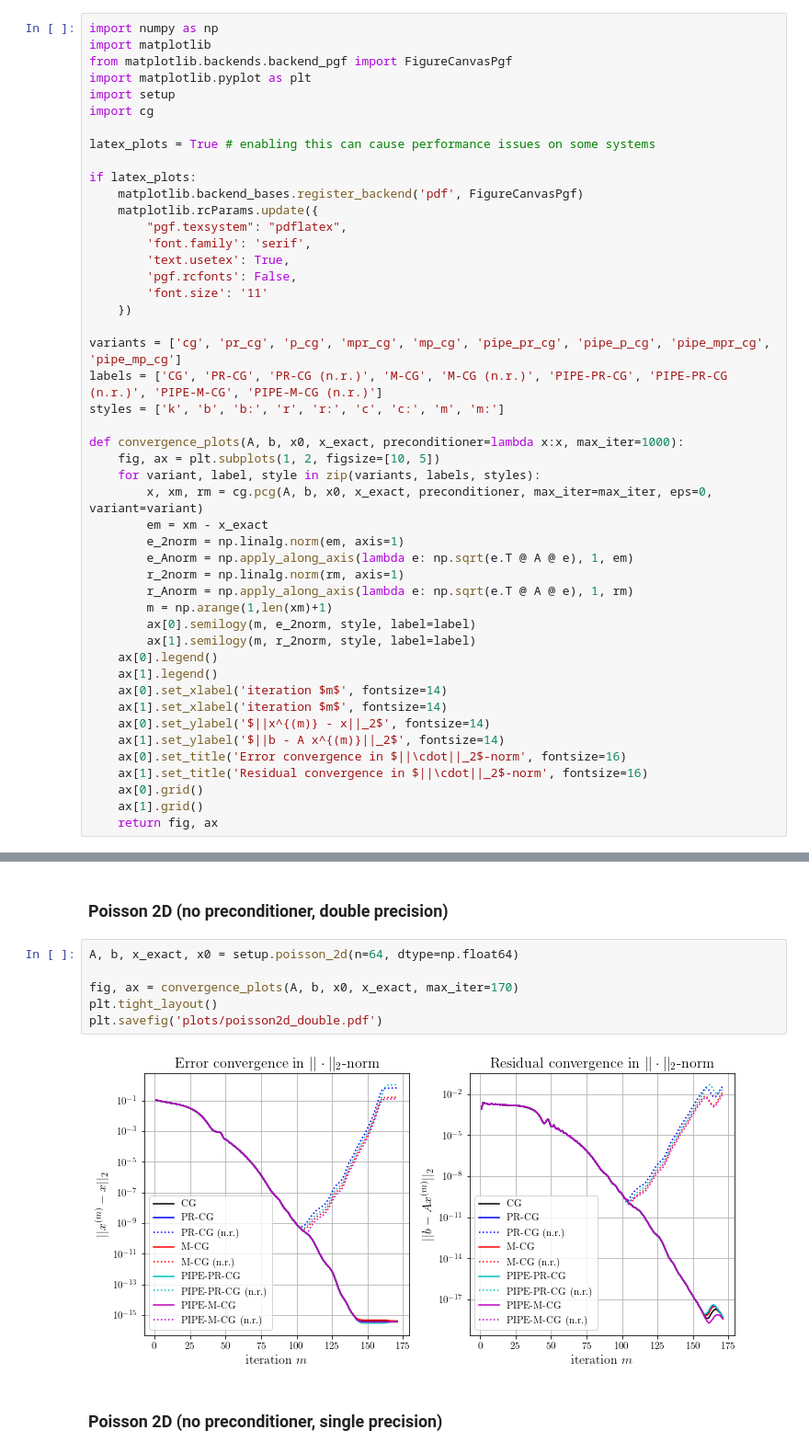
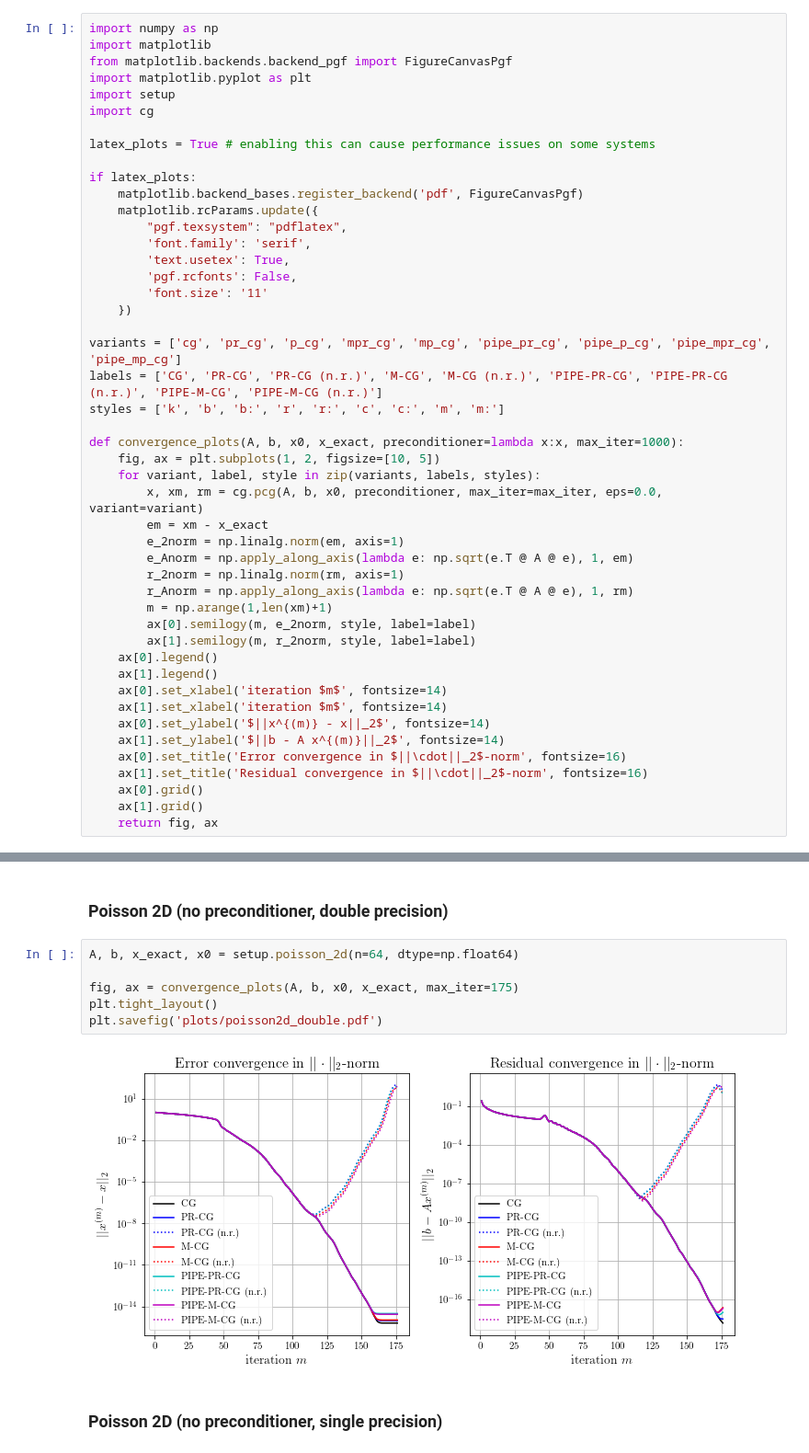
Before and after one commit to juliusgh/PR-CG, a Jupyter notebook: experiments.ipynb, the cells around one changed output, grey strips where cells are left out. Shown at 92% size. Saved outputs shown, nothing was run; the diff lists cells and outputs as text.

```diff
--- a/experiments.ipynb
+++ b/experiments.ipynb
@@ -29,7 +29,7 @@ styles = ['k', 'b', 'b:', 'r', 'r:', 'c', 'c:', 'm', 'm:']
 def convergence_plots(A, b, x0, x_exact, preconditioner=lambda x:x, max_iter=1000):
     fig, ax = plt.subplots(1, 2, figsize=[10, 5])
     for variant, label, style in zip(variants, labels, styles):
-        x, xm, rm = cg.pcg(A, b, x0, x_exact, preconditioner, max_iter=max_iter, eps=0, variant=variant)
+        x, xm, rm = cg.pcg(A, b, x0, preconditioner, max_iter=max_iter, eps=0.0, variant=variant)
         em = xm - x_exact
         e_2norm = np.linalg.norm(em, axis=1)
         e_Anorm = np.apply_along_axis(lambda e: np.sqrt(e.T @ A @ e), 1, em)
@@ -64,11 +64,11 @@ plt.savefig('plots/poisson1d.pdf')
 # %%
 A, b, x_exact, x0 = setup.poisson_2d(n=64, dtype=np.float64)
 
-fig, ax = convergence_plots(A, b, x0, x_exact, max_iter=170)
+fig, ax = convergence_plots(A, b, x0, x_exact, max_iter=175)
 plt.tight_layout()
 plt.savefig('plots/poisson2d_double.pdf')
 # %% [output]
-[figure, old version]
+[figure, new version]
 # %% [markdown]
 ### Poisson 2D (no preconditioner, single precision)
 # %%
```
Also changed, not shown: parts of 2 cells of this notebook, 8 other files.
